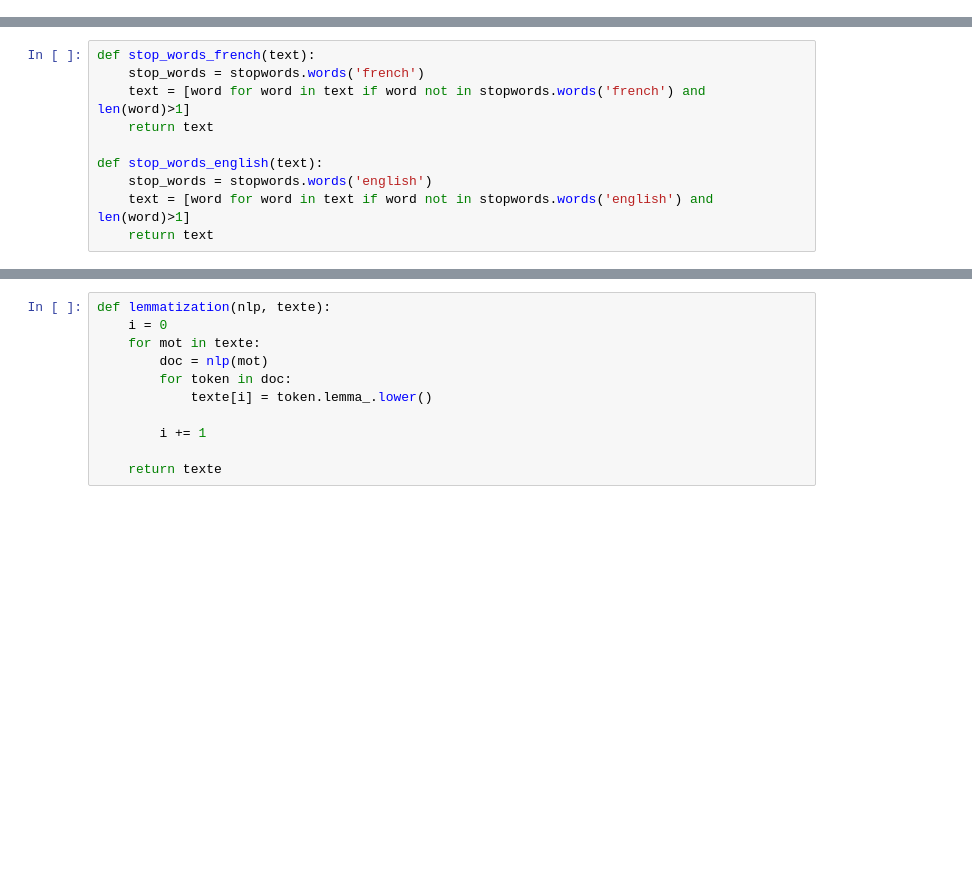
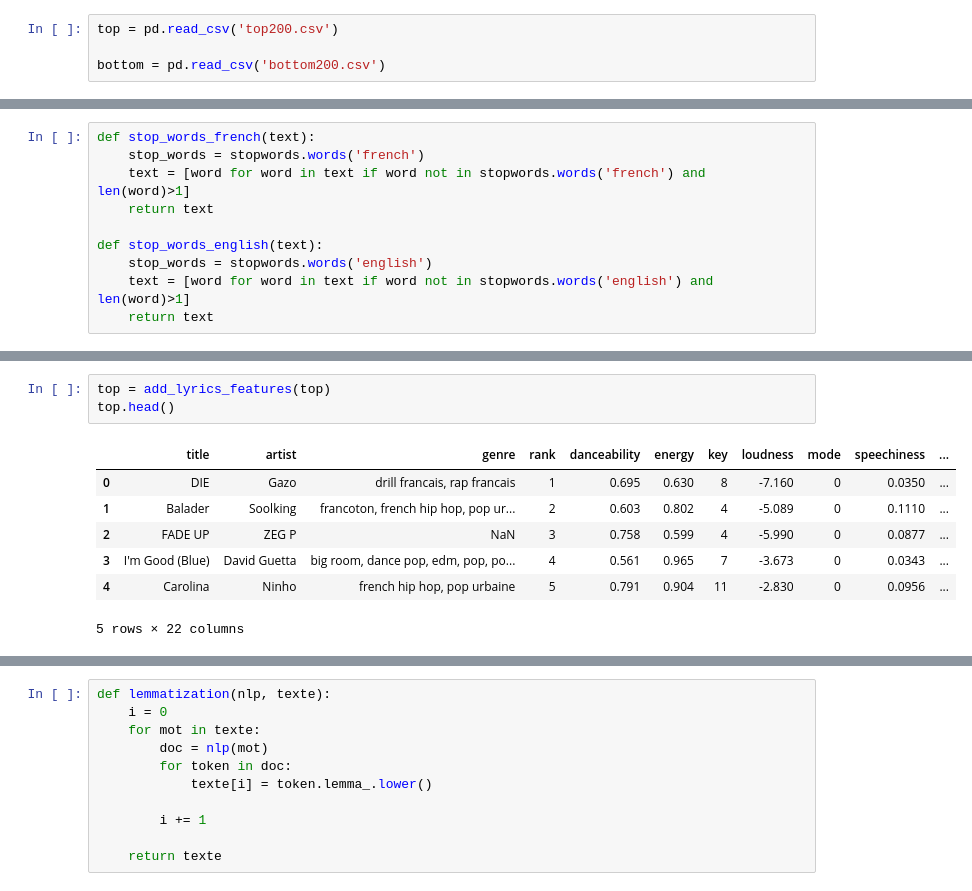
Before and after one commit to JustNao/NF21, a Jupyter notebook: test_lyrics_treatments.ipynb, the cells around one changed output, grey strips where cells are left out. Cells and saved outputs as stored; diff of their text form; blank space fills up the shorter version.

```diff
--- a/test_lyrics_treatments.ipynb
+++ b/test_lyrics_treatments.ipynb
@@ -25,0 +8,4 @@ Name: lyrics, Length: 268, dtype: object
+# %%
+top = pd.read_csv('top200.csv')
+
+bottom = pd.read_csv('bottom200.csv')
@@ -35,0 +77,11 @@ def stop_words_english(text):
+# %%
+top = add_lyrics_features(top)
+top.head()
+# %% [output]
+|  | title | artist | genre | rank | danceability | energy | key | loudness | mode | speechiness | ... |
+| 0 | DIE | Gazo | drill francais, rap francais | 1 | 0.695 | 0.630 | 8 | -7.160 | 0 | 0.0350 | ... |
+| 1 | Balader | Soolking | francoton, french hip hop, pop ur... | 2 | 0.603 | 0.802 | 4 | -5.089 | 0 | 0.1110 | ... |
+| 2 | FADE UP | ZEG P | NaN | 3 | 0.758 | 0.599 | 4 | -5.990 | 0 | 0.0877 | ... |
+| 3 | I'm Good (Blue) | David Guetta | big room, dance pop, edm, pop, po... | 4 | 0.561 | 0.965 | 7 | -3.673 | 0 | 0.0343 | ... |
+| 4 | Carolina | Ninho | french hip hop, pop urbaine | 5 | 0.791 | 0.904 | 11 | -2.830 | 0 | 0.0956 | ... |
+5 rows × 22 columns
```
Also changed, not shown: parts of 13 cells of this notebook.
